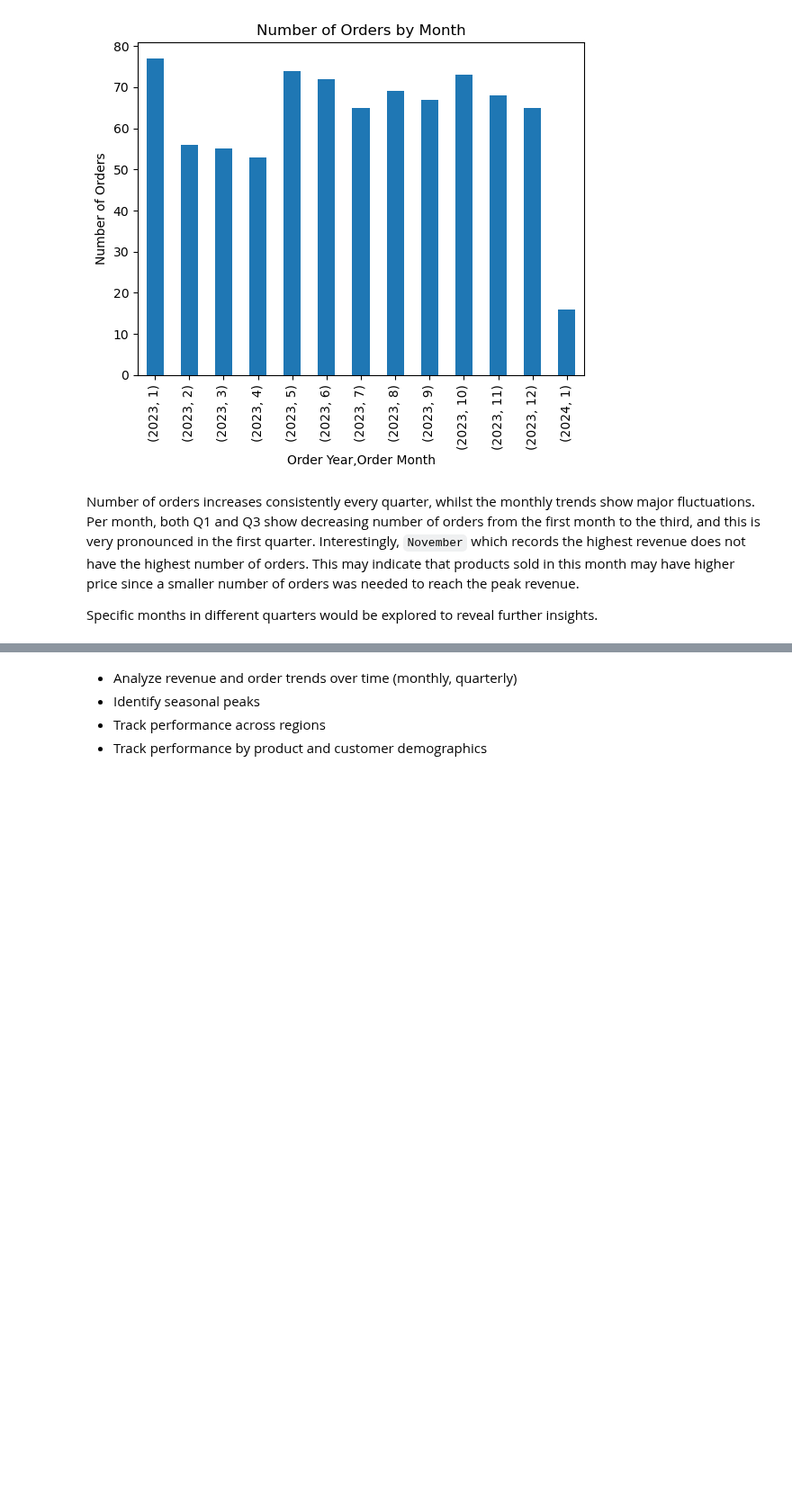
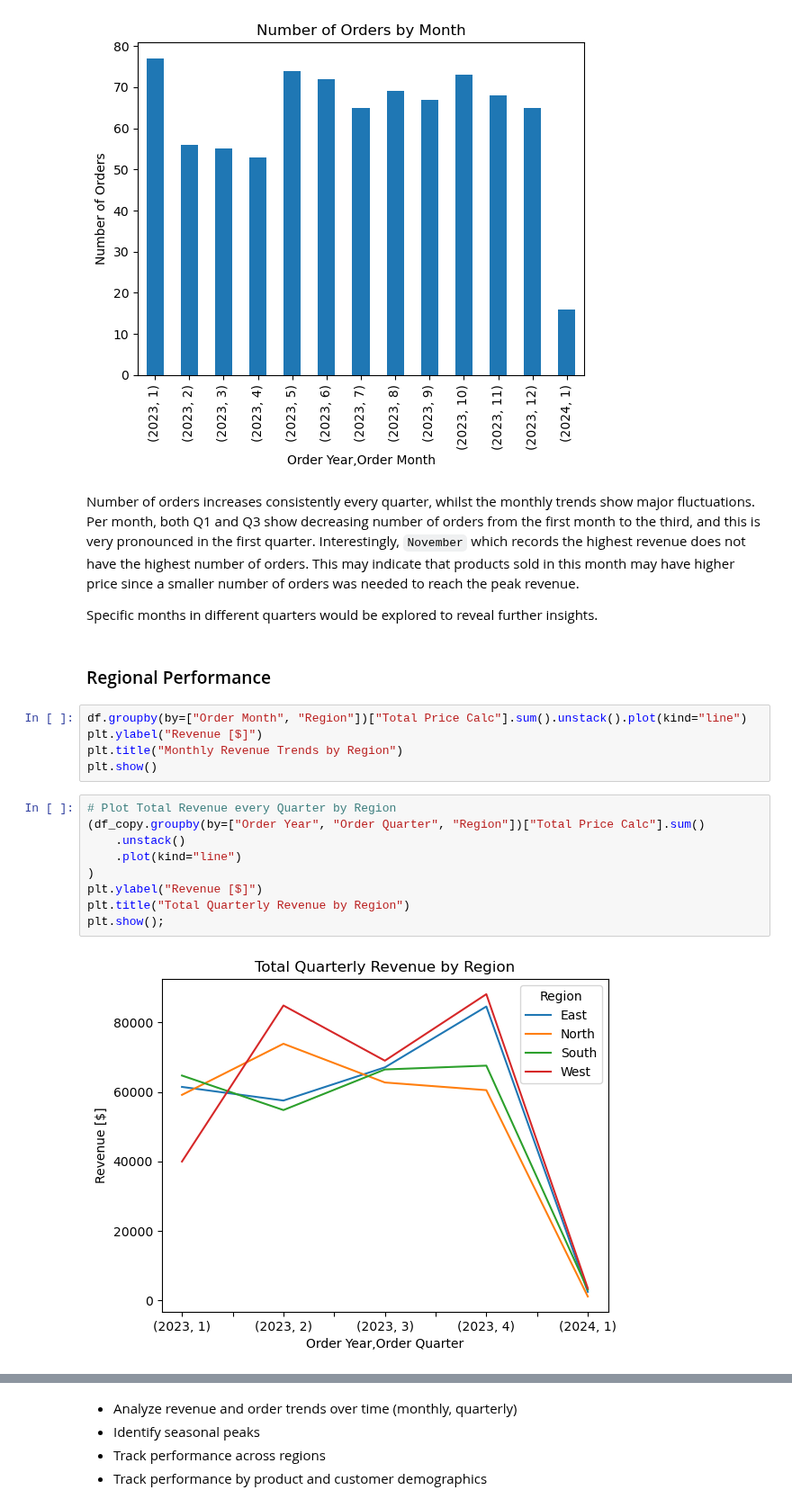
Before and after one commit to Mohammed-Hanan-Othman/ecommerce-sales-analysis, a Jupyter notebook: notebooks/2.sales_trends.ipynb, the cells around one changed output, grey strips where cells are left out. Shown at 90% size. Cells and saved outputs as stored; diff of their text form; blank space fills up the shorter version.

Commit message:
Added visualizations for regional sales trends, analyzed monthly and quarterly.

```diff
--- a/notebooks/2.sales_trends.ipynb
+++ b/notebooks/2.sales_trends.ipynb
@@ -133,3 +133,21 @@ plt.show();
 Number of orders increases consistently every quarter, whilst the monthly trends show major fluctuations. Per month, both Q1 and Q3 show decreasing number of orders from the first month to the third, and this is very pronounced in the first quarter. Interestingly, `November` which records the highest revenue does not have the highest number of orders. This may indicate that products sold in this month may have higher price since a smaller number of orders was needed to reach the peak revenue.
 
 Specific months in different quarters would be explored to reveal further insights.
+# %% [markdown]
+### Regional Performance
+# %%
+df.groupby(by=["Order Month", "Region"])["Total Price Calc"].sum().unstack().plot(kind="line")
+plt.ylabel("Revenue [$]")
+plt.title("Monthly Revenue Trends by Region")
+plt.show()
+# %%
+# Plot Total Revenue every Quarter by Region
+(df_copy.groupby(by=["Order Year", "Order Quarter", "Region"])["Total Price Calc"].sum()
+    .unstack()
+    .plot(kind="line")
+)
+plt.ylabel("Revenue [$]")
+plt.title("Total Quarterly Revenue by Region")
+plt.show();
+# %% [output]
+[figure, added]
```
Also changed, not shown: parts of 5 cells of this notebook.
